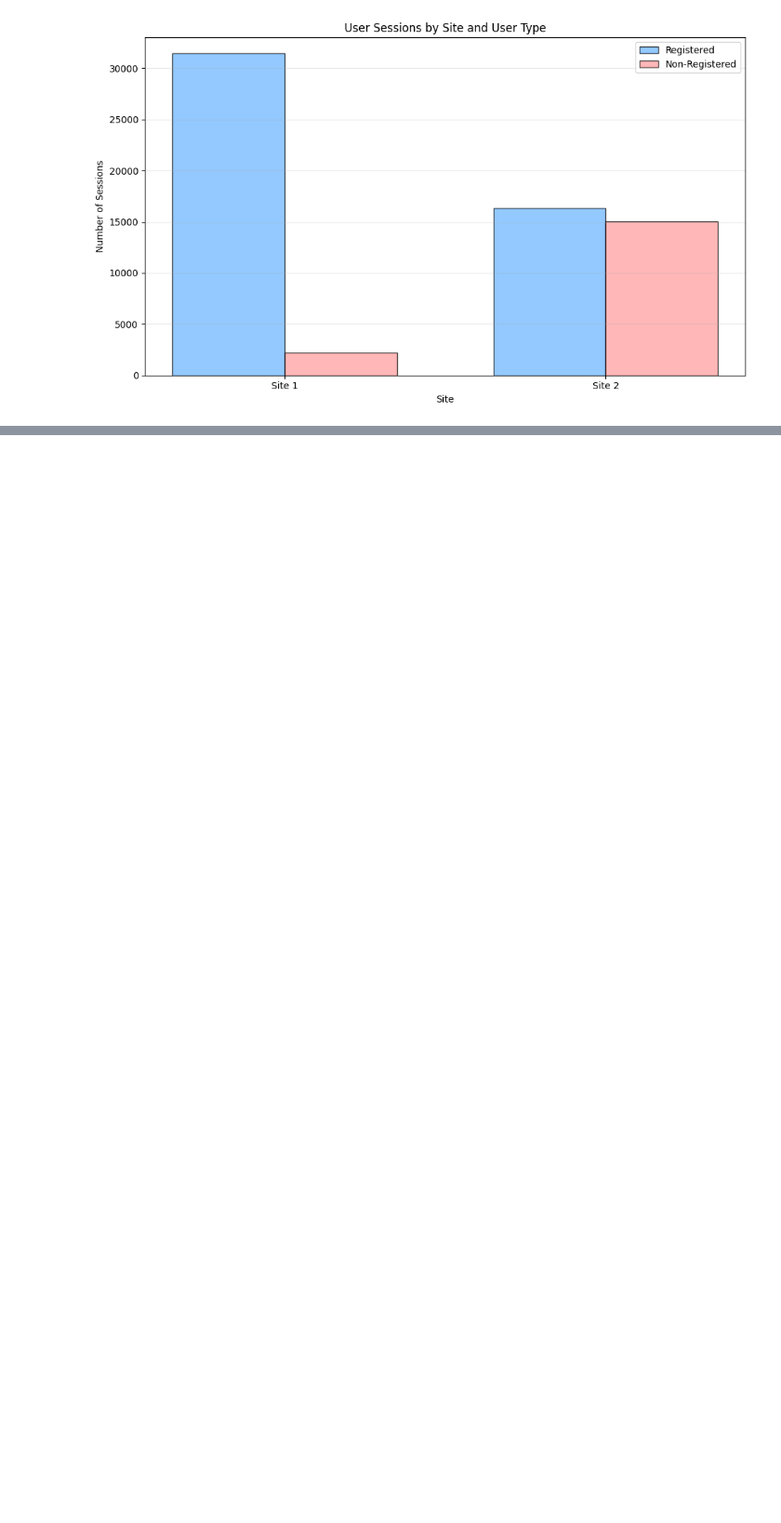
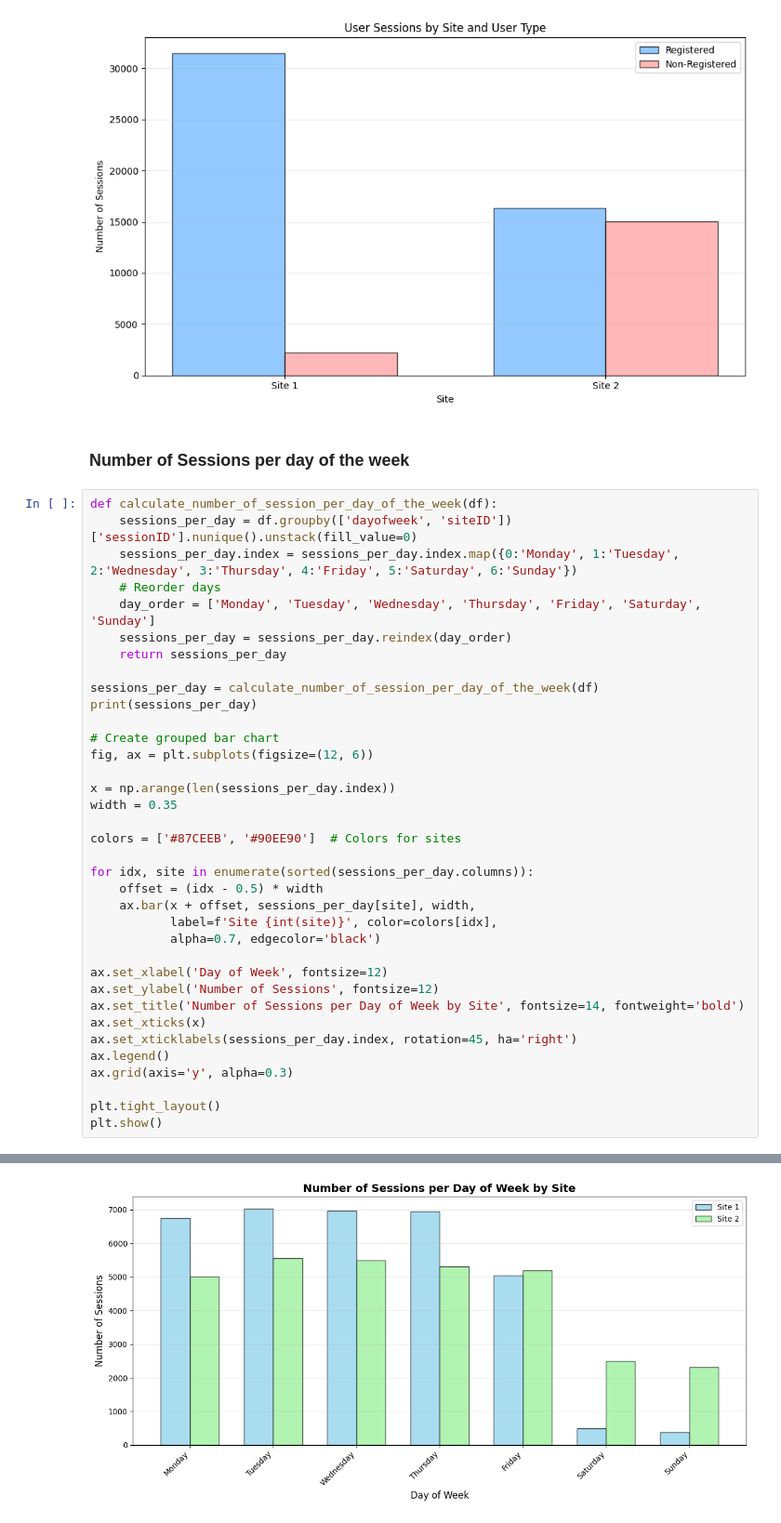
Before and after one commit to lbaudenb/AA_Team_6, a Jupyter notebook: notebooks/02_descriptives.ipynb, the cells around one changed output, grey strips where cells are left out. Shown at 93% size. Drawn from its saved outputs; the diff is of its cells as text; blank space fills up the shorter version.

```diff
--- a/notebooks/02_descriptives.ipynb
+++ b/notebooks/02_descriptives.ipynb
@@ -914,3 +967,42 @@ plt.tight_layout()
 plt.show()
 # %% [output]
 [figure]
+# %% [markdown]
+### Number of Sessions per day of the week
+# %%
+def calculate_number_of_session_per_day_of_the_week(df):
+    sessions_per_day = df.groupby(['dayofweek', 'siteID'])['sessionID'].nunique().unstack(fill_value=0)
+    sessions_per_day.index = sessions_per_day.index.map({0:'Monday', 1:'Tuesday', 2:'Wednesday', 3:'Thursday', 4:'Friday', 5:'Saturday', 6:'Sunday'})
+    # Reorder days
+    day_order = ['Monday', 'Tuesday', 'Wednesday', 'Thursday', 'Friday', 'Saturday', 'Sunday']
+    sessions_per_day = sessions_per_day.reindex(day_order)
+    return sessions_per_day
+
+sessions_per_day = calculate_number_of_session_per_day_of_the_week(df)
+print(sessions_per_day)
+
+# Create grouped bar chart
+fig, ax = plt.subplots(figsize=(12, 6))
+
+x = np.arange(len(sessions_per_day.index))
+width = 0.35
+
+colors = ['#87CEEB', '#90EE90']  # Colors for sites
+
+for idx, site in enumerate(sorted(sessions_per_day.columns)):
+    offset = (idx - 0.5) * width
+    ax.bar(x + offset, sessions_per_day[site], width,
+           label=f'Site {int(site)}', color=colors[idx],
+           alpha=0.7, edgecolor='black')
+
+ax.set_xlabel('Day of Week', fontsize=12)
+ax.set_ylabel('Number of Sessions', fontsize=12)
+ax.set_title('Number of Sessions per Day of Week by Site', fontsize=14, fontweight='bold')
+ax.set_xticks(x)
+ax.set_xticklabels(sessions_per_day.index, rotation=45, ha='right')
+ax.legend()
+ax.grid(axis='y', alpha=0.3)
+
+plt.tight_layout()
+plt.show()
+# %% [output]
@@ -916,0 +1018 @@ plt.show()
+[figure, added]
```
Also changed, not shown: parts of 6 cells of this notebook.
